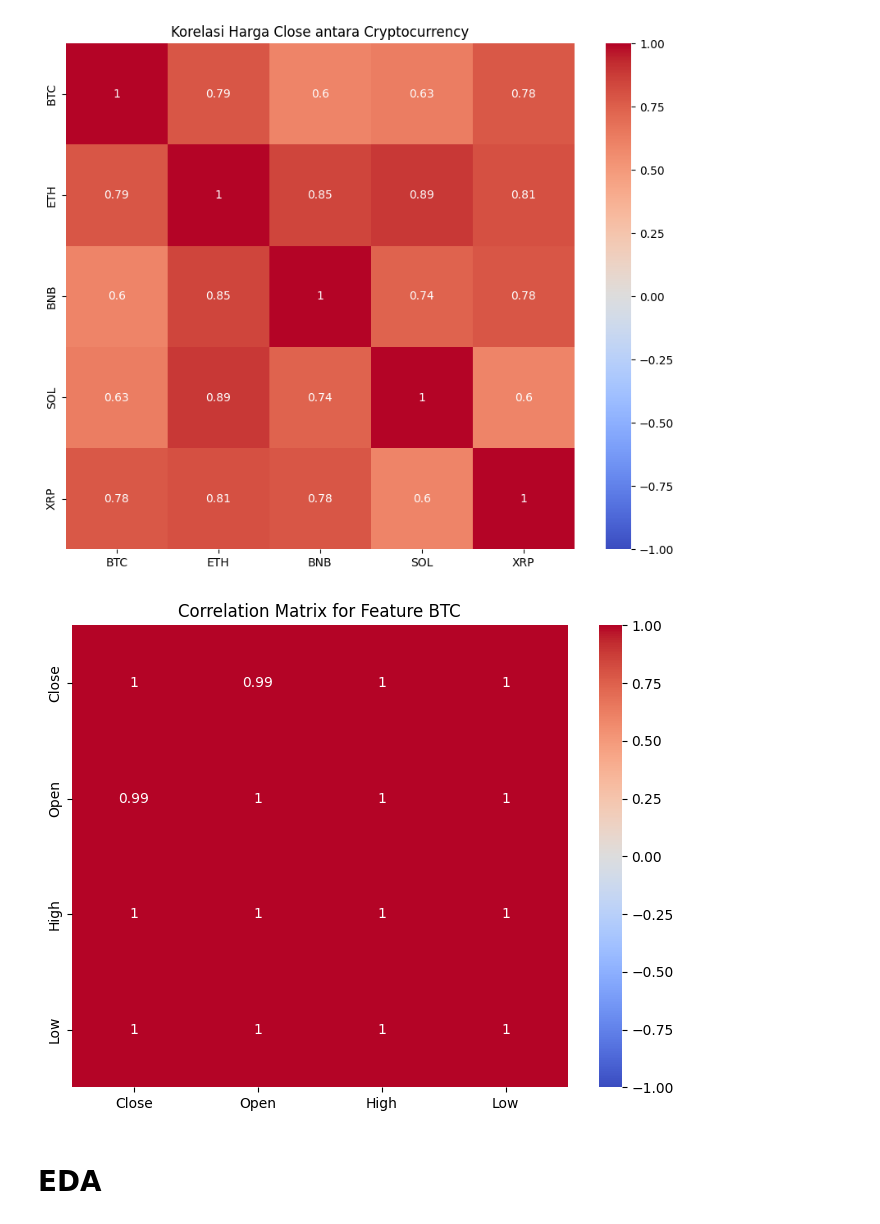
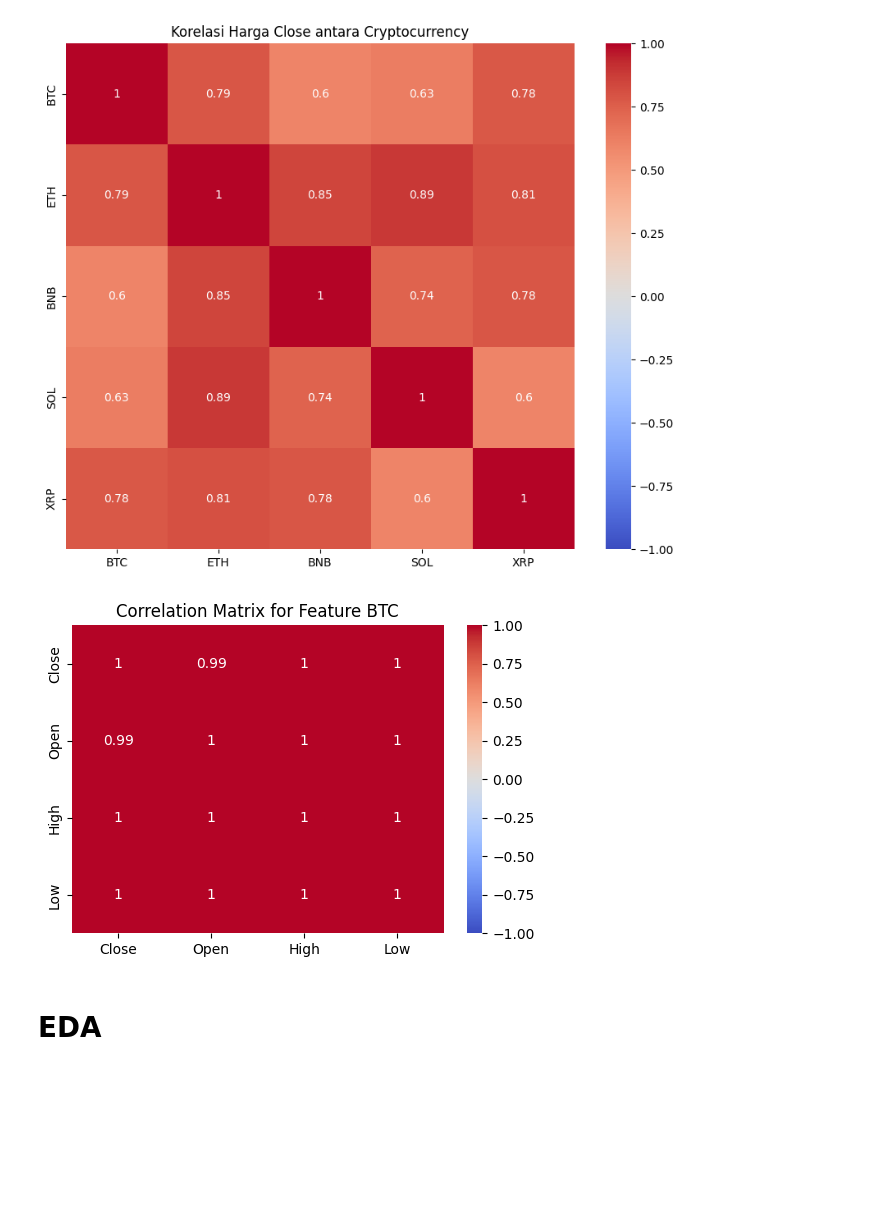
Before and after one commit to adiprrassetyo/forecast-tse-arima, a Jupyter notebook: Close Price BTC 2024 (Test).ipynb, the cells around one changed output. Saved outputs shown, nothing was run; the diff lists cells and outputs as text; code cells hidden in the pictures; blank space fills up the shorter version.

```diff
--- a/Close Price BTC 2024 (Test).ipynb
+++ b/Close Price BTC 2024 (Test).ipynb
@@ -104,14 +106,14 @@ plt.show()
 # %%
 # Function to calculate correlation
 corr_matrix = data_final1[['Close', 'Open', 'High', 'Low']].corr()
 
 # Plot correlation matrices
-plt.figure(figsize=(8, 6))
+plt.figure(figsize=(6, 4))
 sns.heatmap(corr_matrix, annot=True, cmap='coolwarm', vmin=-1, vmax=1)
 plt.title('Correlation Matrix for Feature BTC')
 plt.show()
 # %% [output]
-[figure, old version]
+[figure, new version]
 # %% [markdown]
 # EDA
 # %%
```
Also changed, not shown: parts of 10 cells of this notebook.
